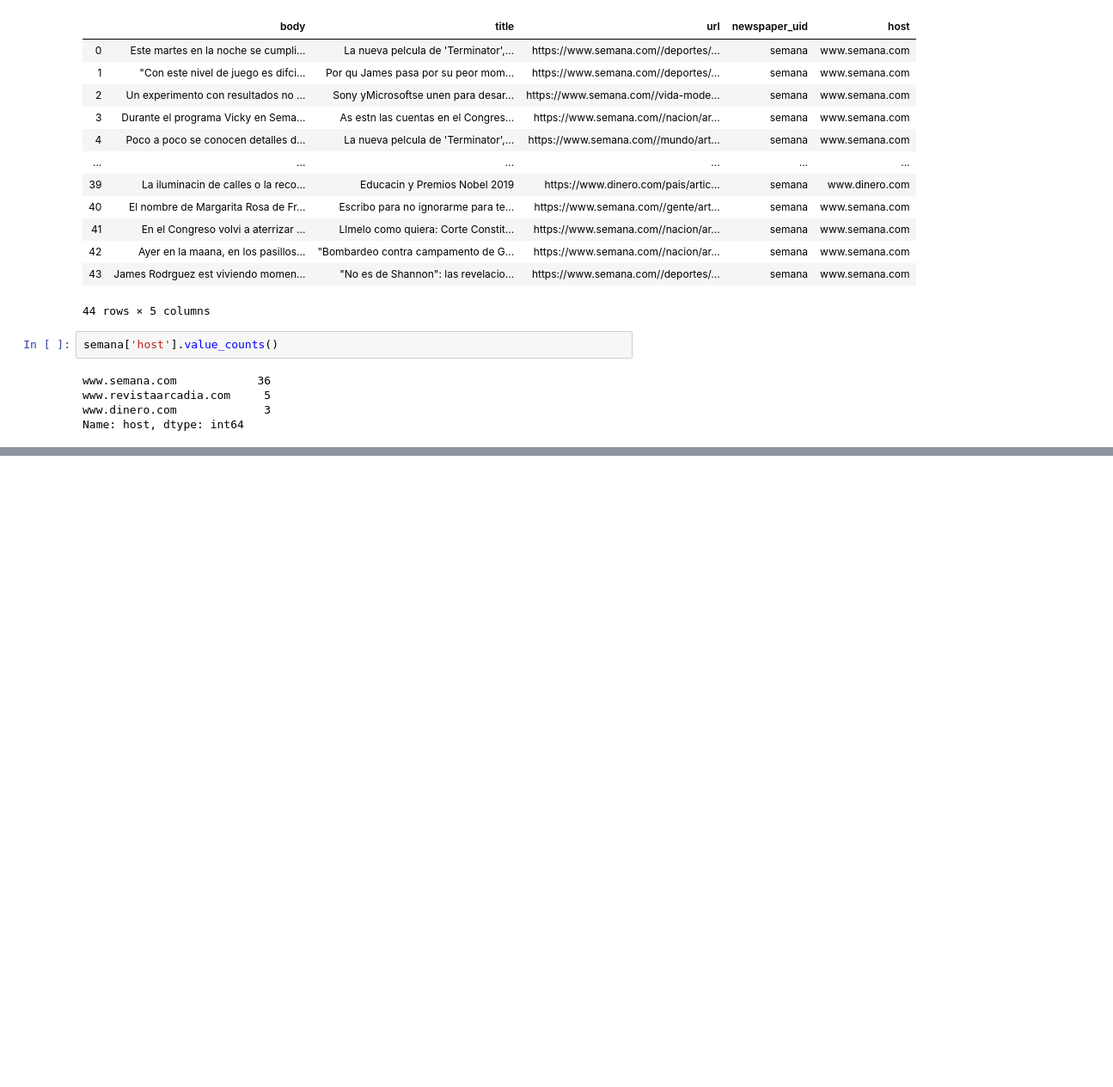
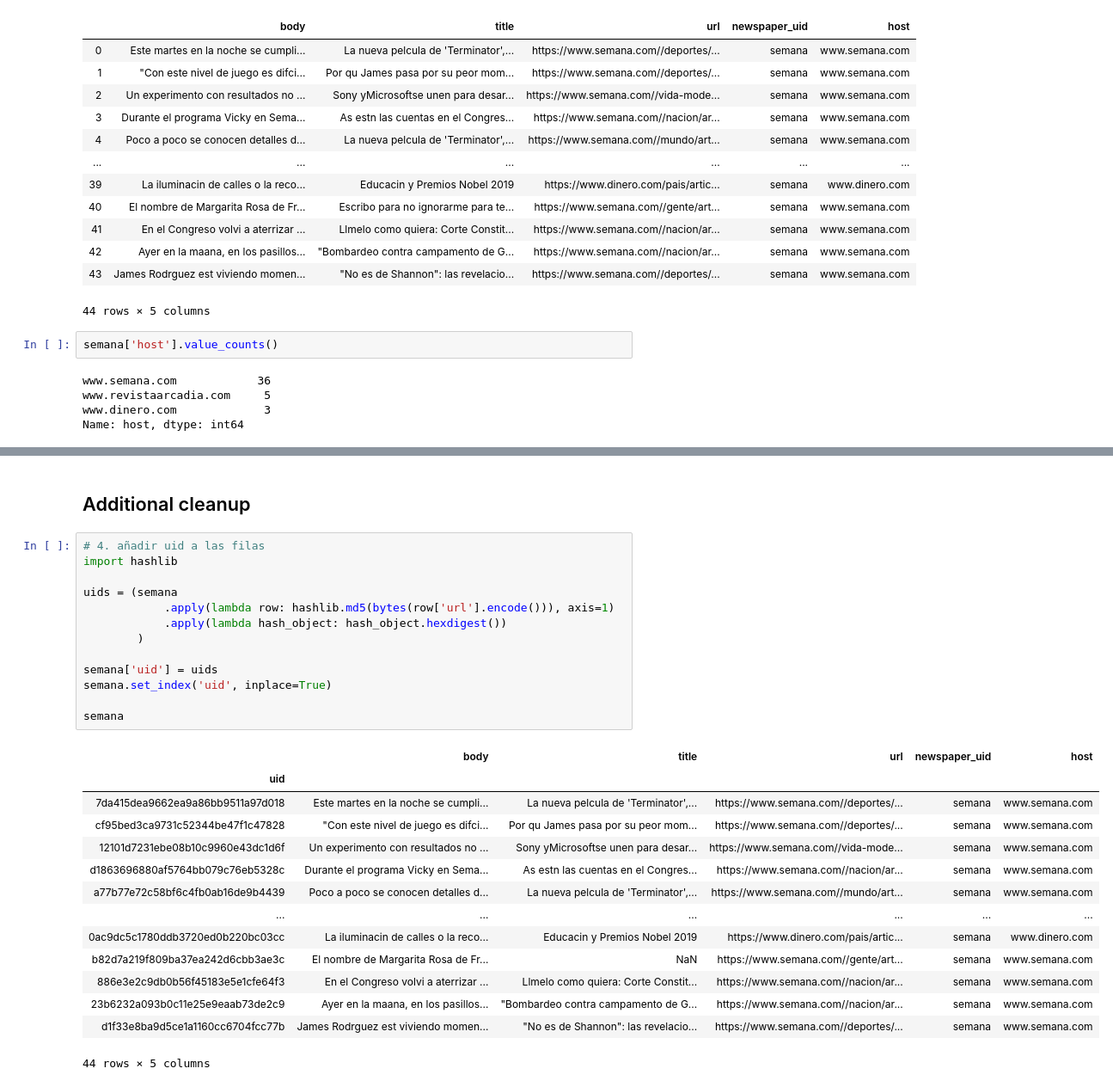
Before and after one commit to JuanLengyel/mintic_ingenieria_de_datos_con_python, a Jupyter notebook: jupyter/Pandas.ipynb, the cells around one changed output, grey strips where cells are left out. Shown at 86% size. Cells and saved outputs as stored; diff of their text form; blank space fills up the shorter version.

```diff
--- a/jupyter/Pandas.ipynb
+++ b/jupyter/Pandas.ipynb
@@ -197,0 +225,30 @@ Name: host, dtype: int64
+# %% [markdown]
+## Additional cleanup
+# %%
+# 4. añadir uid a las filas
+import hashlib
+
+uids = (semana
+            .apply(lambda row: hashlib.md5(bytes(row['url'].encode())), axis=1)
+            .apply(lambda hash_object: hash_object.hexdigest())
+        )
+
+semana['uid'] = uids
+semana.set_index('uid', inplace=True)
+
+semana
+# %% [output]
+|  | body | title | url | newspaper_uid | host |
+| uid |  |  |  |  |  |
+| 7da415dea9662ea9a86bb9511a97d018 | Este martes en la noche se cumpli... | La nueva pelcula de 'Terminator',... | https://www.semana.com//deportes/... | semana | www.semana.com |
+| cf95bed3ca9731c52344be47f1c47828 | "Con este nivel de juego es difci... | Por qu James pasa por su peor mom... | https://www.semana.com//deportes/... | semana | www.semana.com |
+| 12101d7231ebe08b10c9960e43dc1d6f | Un experimento con resultados no ... | Sony yMicrosoftse unen para desar... | https://www.semana.com//vida-mode... | semana | www.semana.com |
+| d1863696880af5764bb079c76eb5328c | Durante el programa Vicky en Sema... | As estn las cuentas en el Congres... | https://www.semana.com//nacion/ar... | semana | www.semana.com |
+| a77b77e72c58bf6c4fb0ab16de9b4439 | Poco a poco se conocen detalles d... | La nueva pelcula de 'Terminator',... | https://www.semana.com//mundo/art... | semana | www.semana.com |
+| ... | ... | ... | ... | ... | ... |
+| 0ac9dc5c1780ddb3720ed0b220bc03cc | La iluminacin de calles o la reco... | Educacin y Premios Nobel 2019 | https://www.dinero.com/pais/artic... | semana | www.dinero.com |
+| b82d7a219f809ba37ea242d6cbb3ae3c | El nombre de Margarita Rosa de Fr... | NaN | https://www.semana.com//gente/art... | semana | www.semana.com |
+| 886e3e2c9db0b56f45183e5e1cfe64f3 | En el Congreso volvi a aterrizar ... | Llmelo como quiera: Corte Constit... | https://www.semana.com//nacion/ar... | semana | www.semana.com |
+| 23b6232a093b0c11e25e9eaab73de2c9 | Ayer en la maana, en los pasillos... | "Bombardeo contra campamento de G... | https://www.semana.com//nacion/ar... | semana | www.semana.com |
+| d1f33e8ba9d5ce1a1160cc6704fcc77b | James Rodrguez est viviendo momen... | "No es de Shannon": las revelacio... | https://www.semana.com//deportes/... | semana | www.semana.com |
+44 rows × 5 columns
```
Also changed, not shown: parts of 8 cells of this notebook.
